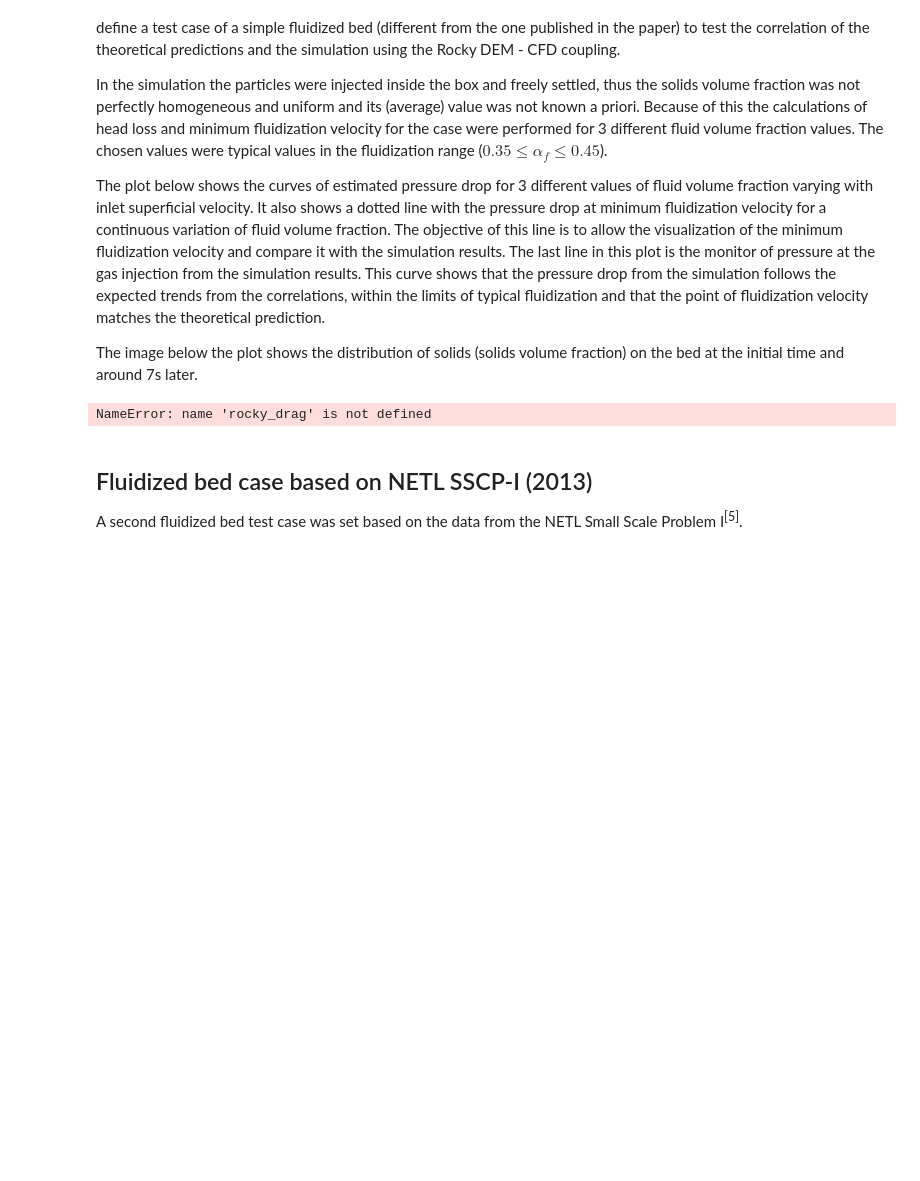
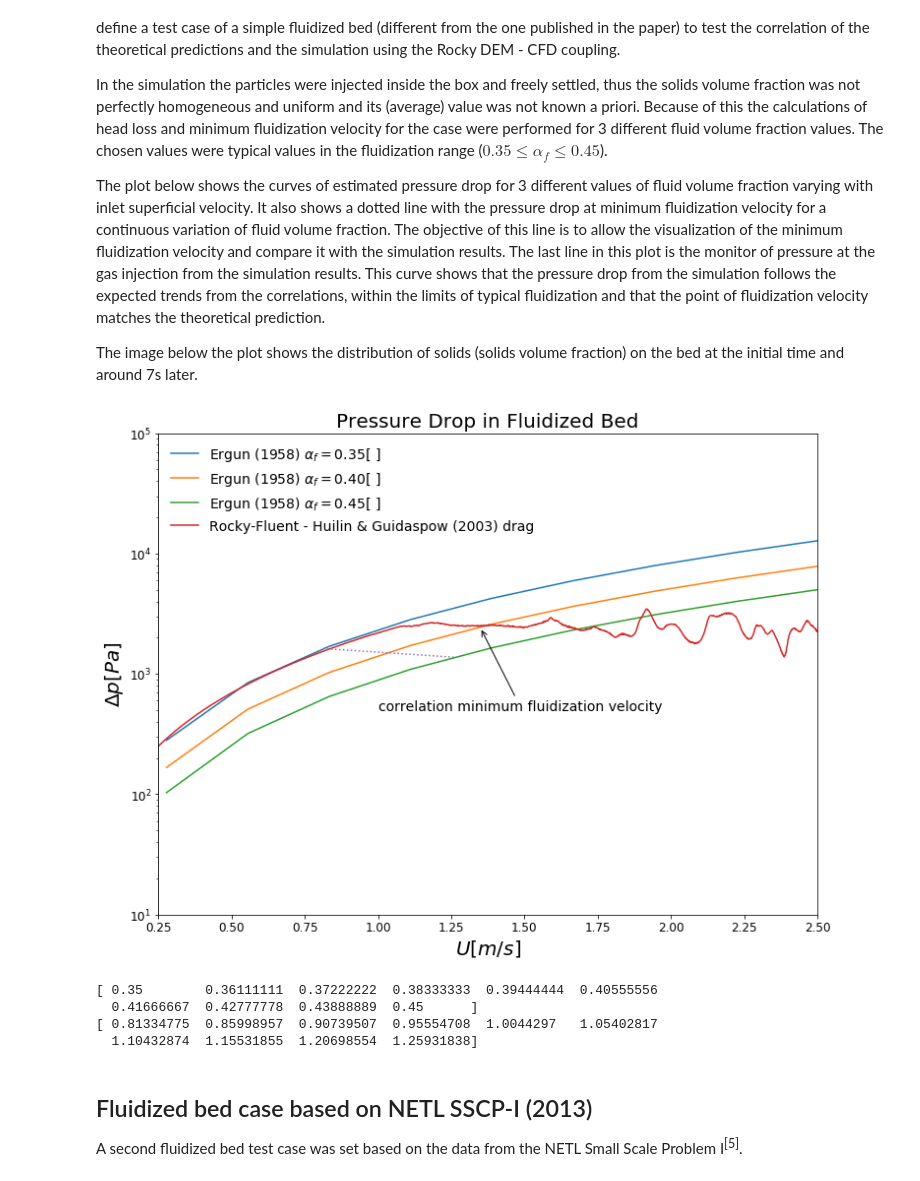
Before and after one commit to lucillalmeida/doutorado-validacoes, a Jupyter notebook: fluidized-bed/fluidized-bed_ergun_comparison.ipynb, the cells around one changed output. Saved outputs shown, nothing was run; the diff lists cells and outputs as text; code cells hidden in the pictures; blank space fills up the shorter version.

```diff
--- a/fluidized-bed/fluidized-bed_ergun_comparison.ipynb
+++ b/fluidized-bed/fluidized-bed_ergun_comparison.ipynb
@@ -173,7 +171,7 @@ for alpha_f in alpha_f_range:
     iterator = np.nditer(gas_velocity, flags=["f_index"])
     while not iterator.finished:
         Re = rho_f * gas_velocity[iterator.index] * d_s / (alpha_f * mu_f)
-        C_D = rocky_drag.Ergun1958_cpp(Re, alpha_f, phi)
+        C_D = drag_laws.Ergun1958(Re, alpha_f, phi)
         K_sf = 3.0 / 4.0 * (1.0 - alpha_f) * rho_f * C_D * gas_velocity[iterator.index] / (alpha_f * d_s)
         pressure_drop[iterator.index] = K_sf * gas_velocity[iterator.index] / (alpha_f ** 2.0) * h_0
         iterator.iternext()
@@ -200,38 +198,42 @@ while not iterator.finished:
 
     def fluidization_velocity_residual(U):
         Re = rho_f * U * d_s / (alpha_f0 * mu_f)
-        C_D = rocky_drag.Ergun1958_cpp(Re, alpha_f0, phi)
+        C_D = drag_laws.Ergun1958(Re, alpha_f0, phi)
         K_sf = 3.0 / 4.0 * (1.0 - alpha_f0) * rho_f * C_D * U / (alpha_f0 * d_s)
         residual = K_sf * U / alpha_f0 ** 2.0 -  g * (1.0 - alpha_f0) * (rho_s - rho_f)
         return residual
     fluidization_velocity[iterator.index] = fsolve(fluidization_velocity_residual, 1.0)[0]
     Re = rho_f * fluidization_velocity[iterator.index] * d_s / (alpha_f0 * mu_f)
-    C_D = rocky_drag.Ergun1958_cpp(Re, alpha_f0, phi)
+    C_D = drag_laws.Ergun1958(Re, alpha_f0, phi)
     K_sf = 3.0 / 4.0 * (1.0 - alpha_f0) * rho_f * C_D * fluidization_velocity[iterator.index] / (alpha_f0 * d_s)
     pressure_drop_fluidization[iterator.index] = K_sf * fluidization_velocity[iterator.index] / (alpha_f0 ** 2.0) * h_0
     iterator.iternext()
 
 annotation_string = u"correlation minimum fluidization velocity"
 
 plt.semilogy(fluidization_velocity, pressure_drop_fluidization, linestyle = ":")
 plt.title("Pressure Drop in Fluidized Bed", fontsize = 20)
 plt.xlabel("$U [m/s]$", fontsize = 20)
 plt.ylabel("$\\Delta p [Pa]$", fontsize = 20)
 plt.xticks(fontsize = 12)
 plt.yticks(fontsize = 12)
 plt.legend(fontsize = 14, frameon = False, loc = 2)
 plt.xlim(0.25, 2.5)
 plt.ylim(1e1, 1e5)
 plt.annotate(annotation_string, xy = (1.35, 2.4e3), xytext = (1.0, 5.0e+02), arrowprops=dict(arrowstyle="->"), fontsize = 14)
 plt.show()
 
 # shows the results image
 Image(filename='fluidized-bed-Alobaid.png', width = 900)
 
 print(alpha_f)
 print(fluidization_velocity)
 # %% [output]
+[figure, added]
-NameError: name 'rocky_drag' is not defined
+[ 0.35        0.36111111  0.37222222  0.38333333  0.39444444  0.40555556
+  0.41666667  0.42777778  0.43888889  0.45      ]
+[ 0.81334775  0.85998957  0.90739507  0.95554708  1.0044297   1.05402817
+  1.10432874  1.15531855  1.20698554  1.25931838]
 # %% [markdown]
 Fluidized bed case based on NETL SSCP-I (2013)
 ------------------------------------------------
```
Also changed, not shown: parts of 4 cells of this notebook, 8 other files.
